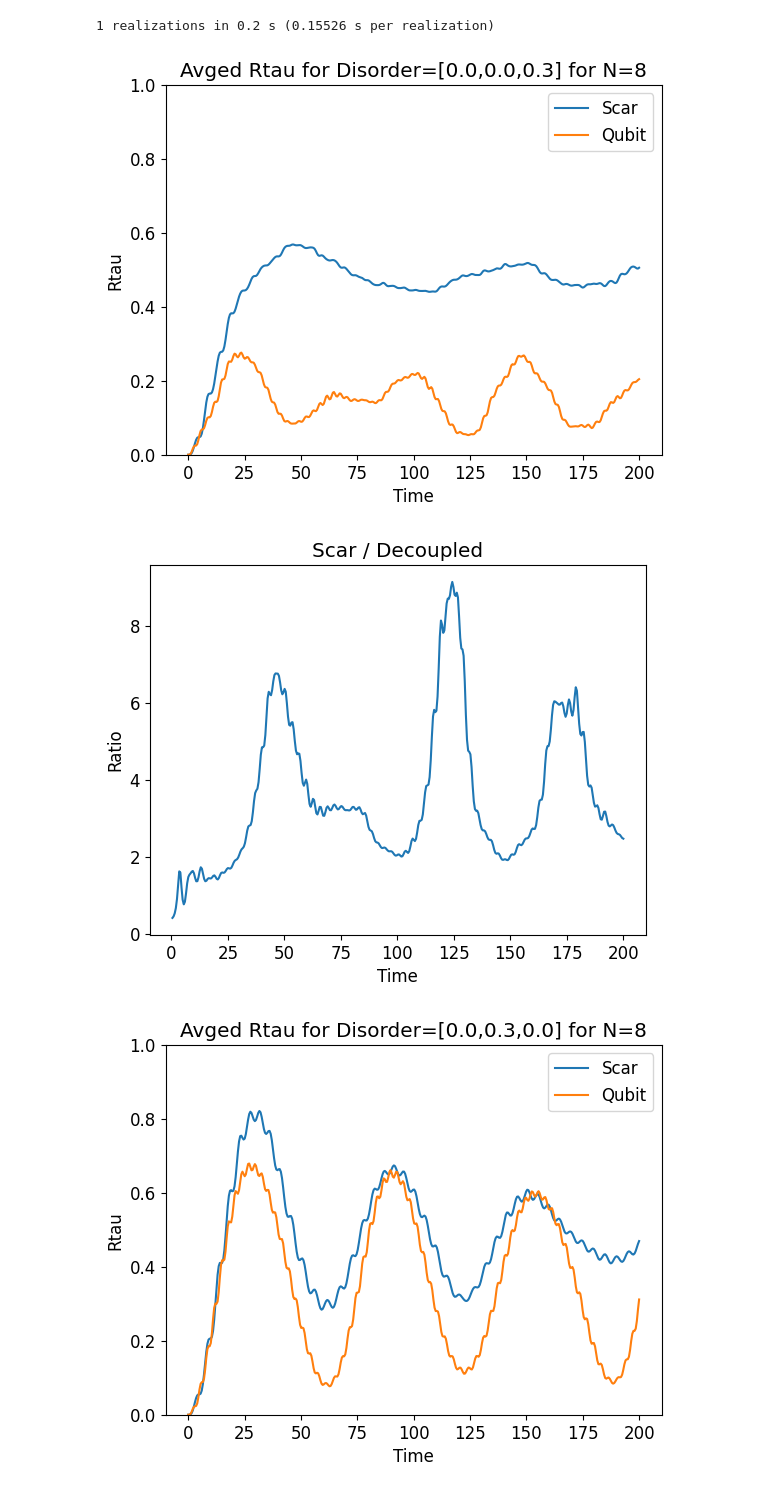
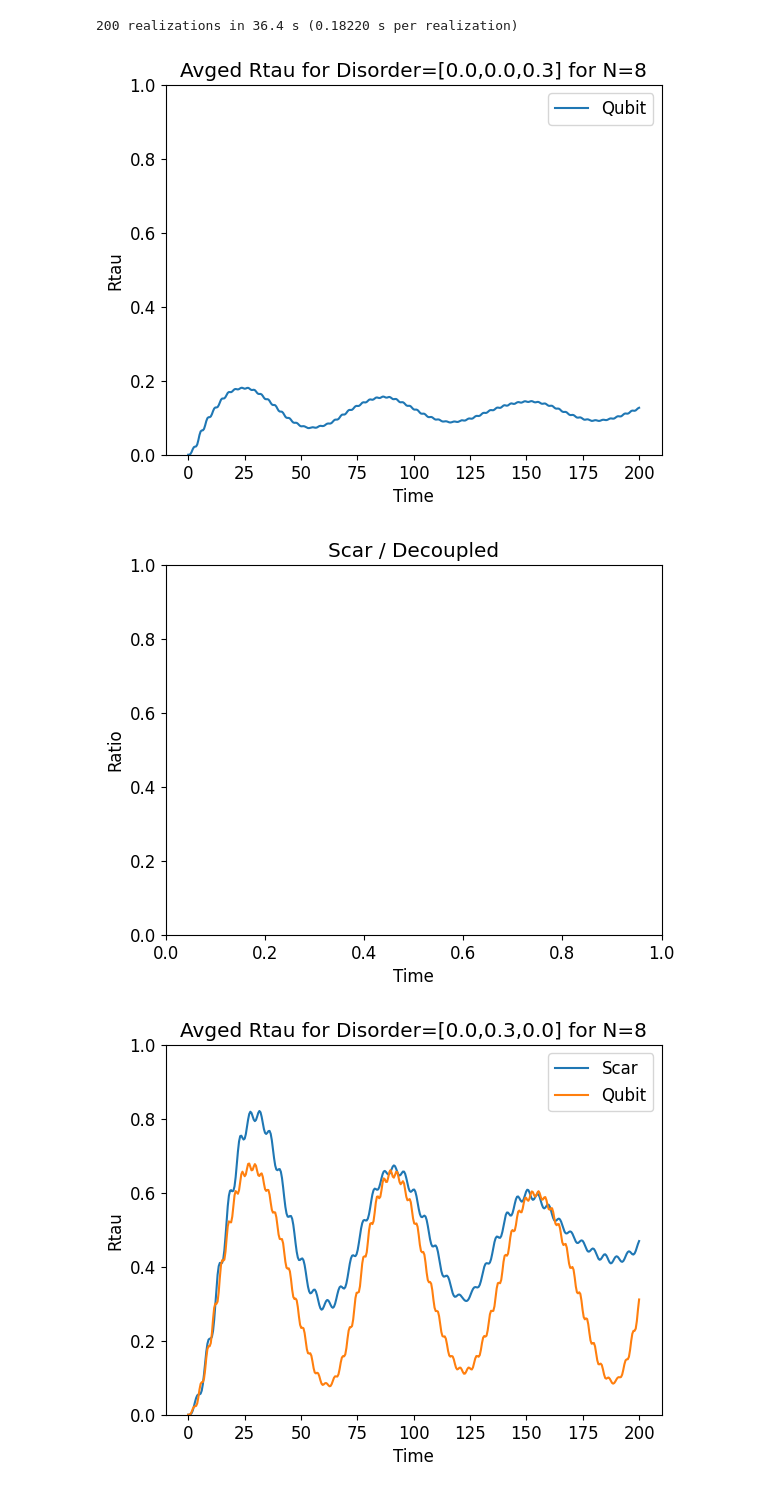
Before and after one commit to Idden/Quantum-Internship, a Jupyter notebook: Quantum_Batteries_Scars/paper/xyz_dis.ipynb, the cells around one changed output. Drawn from its saved outputs; the diff is of its cells as text; code cells hidden in the pictures.

```diff
--- a/Quantum_Batteries_Scars/paper/non_parallel/xyz_dis.ipynb
+++ b/Quantum_Batteries_Scars/paper/xyz_dis.ipynb
@@ -13,7 +13,7 @@ freq_dis = 0.00
 indv_qubit = False
 t_max = 200
 tlist = np.linspace(0, t_max, 400)
-reals = 1
+reals = 200
 rand = True
 z_ham = False
 dis = 0.3
@@ -25,21 +25,21 @@ dx = dis
 args = {"A": 0.1, "omega": wd}
 qargs = {"A": 0.1, "omega": wm}
 
-H0_clean, eigenvalues, eigenstates, psi0, basisList = get_scar_ham(N)
-H1, driveWeights = get_scar_H1(N, basisList)
+# H0_clean, eigenvalues, eigenstates, psi0, basisList = get_scar_ham(N)
+# H1, driveWeights = get_scar_H1(N, basisList)
 
 t0 = time.perf_counter()
-full_scar = 0
-for _ in range(reals):
-    H0, eigenvalues, eigenstates = get_dis_scar_ham(H0_clean, N, basisList, ham_disorder=[dz, dy, dx])
-    bandwidth = eigenvalues[-1] - eigenvalues[0]
+# full_scar = 0
+# for _ in range(reals):
+#     H0, eigenvalues, eigenstates = get_dis_scar_ham(H0_clean, N, basisList, ham_disorder=[dz, dy, dx])
+#     bandwidth = eigenvalues[-1] - eigenvalues[0]
 
-    H = qt.QobjEvo([H0, [H1, coeff]], args=args)
-    psi_t = qt.sesolve(H, eigenstates[0], tlist, e_ops=[H0])
-    Rtau_scar = np.array(np.real(psi_t.expect[0] - psi_t.expect[0][0]) / bandwidth)
-    full_scar += Rtau_scar
+#     H = qt.QobjEvo([H0, [H1, coeff]], args=args)
+#     psi_t = qt.sesolve(H, eigenstates[0], tlist, e_ops=[H0])
+#     Rtau_scar = np.array(np.real(psi_t.expect[0] - psi_t.expect[0][0]) / bandwidth)
+#     full_scar += Rtau_scar
 
-xfull_scar = full_scar / reals
+# xfull_scar = full_scar / reals
 
 full_qubit = 0
 for _ in range(reals):
@@ -49,38 +49,38 @@ for _ in range(reals):
     bw_tot = 0
     for qH0, qH1 in zip(qH0_list, qH1_list):
         qeigenvalues, qeigenstates = qH0.eigenstates()
         bw_tot += qeigenvalues[-1] - qeigenvalues[0]
 
         qH = qt.QobjEvo([qH0, [qH1, coeff]], args=qargs)
         qpsi_t = qt.sesolve(qH, qeigenstates[0], tlist, e_ops=[qH0])
         dE_tot = dE_tot + np.real(qpsi_t.expect[0] - qpsi_t.expect[0][0])
 
     full_qubit += dE_tot / bw_tot
 
 xfull_qubit = full_qubit / reals
 elapsed = time.perf_counter() - t0
 
 print(f"{reals} realizations in {elapsed:.1f} s "
       f"({elapsed/reals:.5f} s per realization)")
 
 plt.title(f"Avged Rtau for Disorder=[{dz},{dy},{dx}] for N={N}")
 plt.xlabel("Time")
 plt.ylabel("Rtau")
-plt.plot(tlist, xfull_scar, label="Scar")
+# plt.plot(tlist, xfull_scar, label="Scar")
 plt.plot(tlist, xfull_qubit, label="Qubit")
 plt.legend()
 plt.ylim(0, 1)
 plt.show()
 
 plt.title("Scar / Decoupled")
 plt.xlabel("Time")
 plt.ylabel("Ratio")
-plt.plot(tlist, xfull_scar / xfull_qubit)
+# plt.plot(tlist, xfull_scar / xfull_qubit)
 plt.show()
 # %% [output]
-1 realizations in 0.2 s (0.15526 s per realization)
+200 realizations in 36.4 s (0.18220 s per realization)
-[figure, old version]
+[figure, new version]
-[figure, old version]
+[figure, new version]
 # %%
 dz = 0.0
 dy = dis
```
